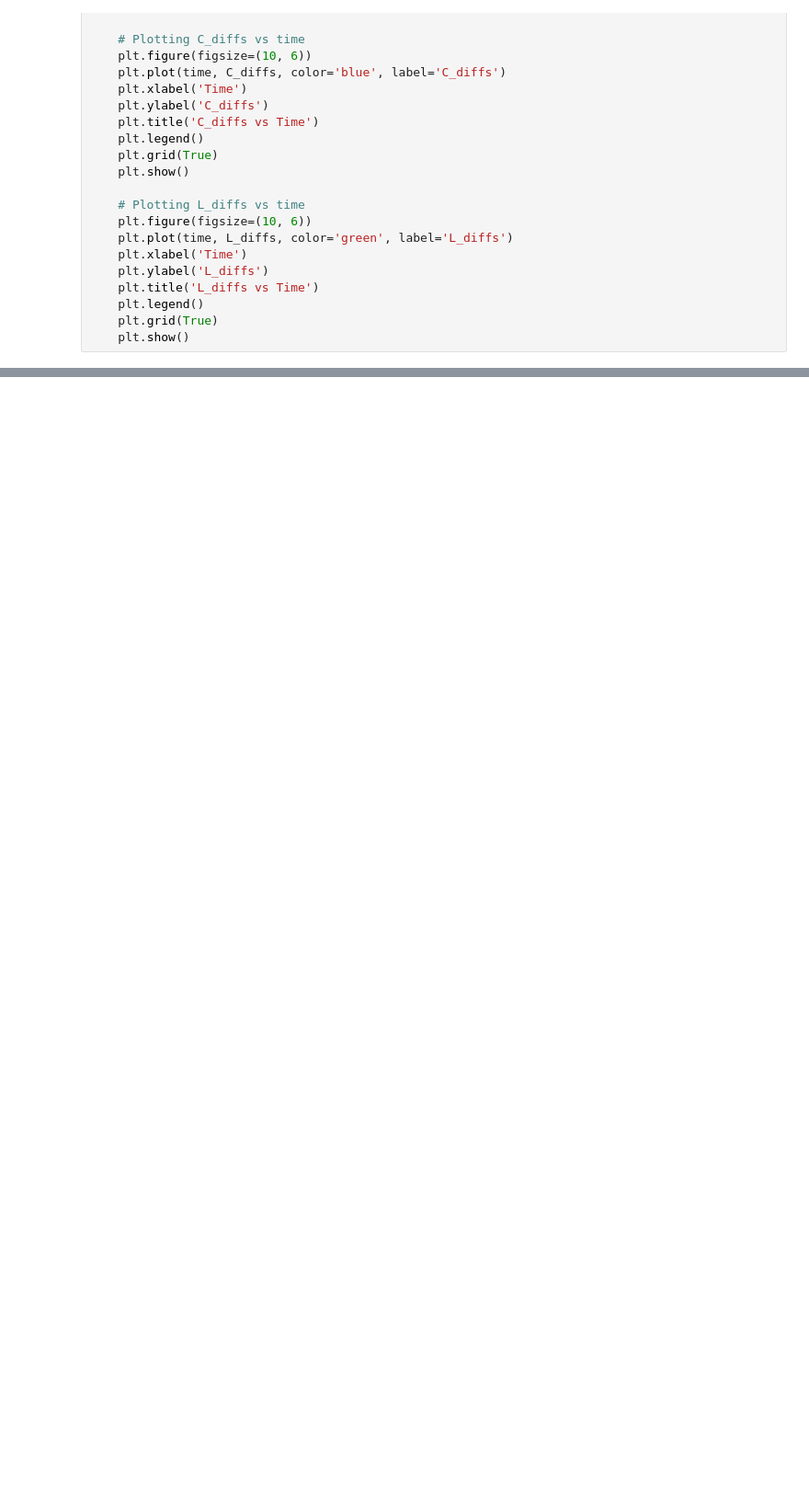
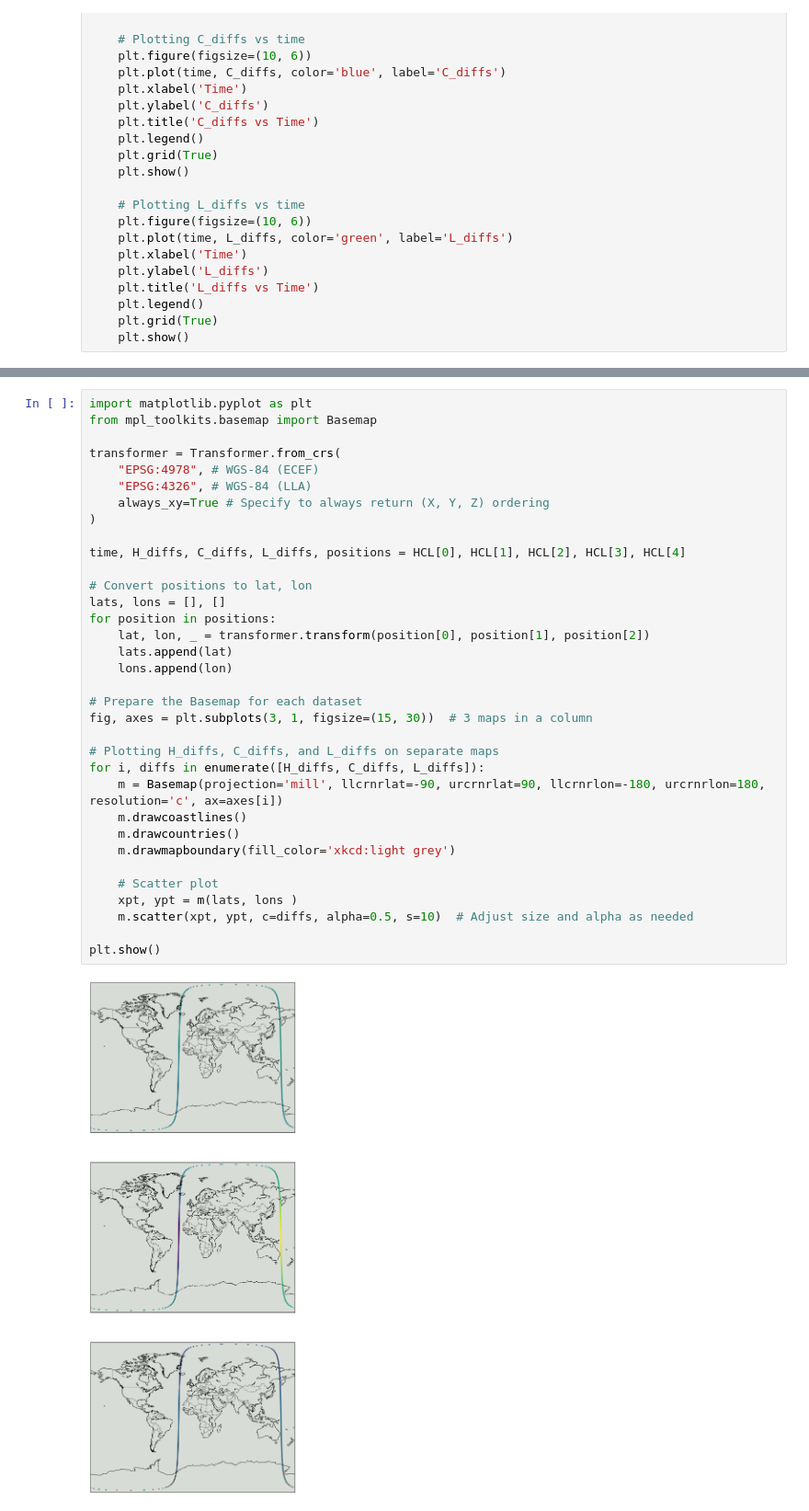
Before and after one commit to blueriver212/Orbit-Callibration, a Jupyter notebook: OrbitCallibration.ipynb, the cells around one changed output, grey strips where cells are left out. Shown at 92% size. Drawn from its saved outputs; the diff is of its cells as text; blank space fills up the shorter version.

```diff
--- a/OrbitCallibration.ipynb
+++ b/OrbitCallibration.ipynb
@@ -473,0 +468,36 @@ fig.show()
+# %%
+import matplotlib.pyplot as plt
+from mpl_toolkits.basemap import Basemap
+
+transformer = Transformer.from_crs(
+    "EPSG:4978", # WGS-84 (ECEF)
+    "EPSG:4326", # WGS-84 (LLA)
+    always_xy=True # Specify to always return (X, Y, Z) ordering
+)
+
+time, H_diffs, C_diffs, L_diffs, positions = HCL[0], HCL[1], HCL[2], HCL[3], HCL[4]
+
+# Convert positions to lat, lon
+lats, lons = [], []
+for position in positions:
+    lat, lon, _ = transformer.transform(position[0], position[1], position[2])
+    lats.append(lat)
+    lons.append(lon)
+
+# Prepare the Basemap for each dataset
+fig, axes = plt.subplots(3, 1, figsize=(15, 30))  # 3 maps in a column
+
+# Plotting H_diffs, C_diffs, and L_diffs on separate maps
+for i, diffs in enumerate([H_diffs, C_diffs, L_diffs]):
+    m = Basemap(projection='mill', llcrnrlat=-90, urcrnrlat=90, llcrnrlon=-180, urcrnrlon=180, resolution='c', ax=axes[i])
+    m.drawcoastlines()
+    m.drawcountries()
+    m.drawmapboundary(fill_color='xkcd:light grey')
+
+    # Scatter plot
+    xpt, ypt = m(lats, lons )
+    m.scatter(xpt, ypt, c=diffs, alpha=0.5, s=10)  # Adjust size and alpha as needed
+
+plt.show()
+# %% [output]
+[figure, added]
```
Also changed, not shown: parts of 19 cells of this notebook, 7 other files.
